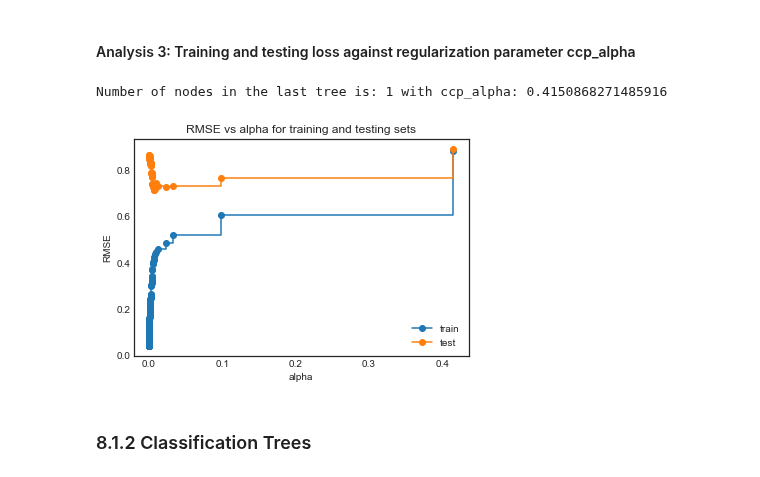
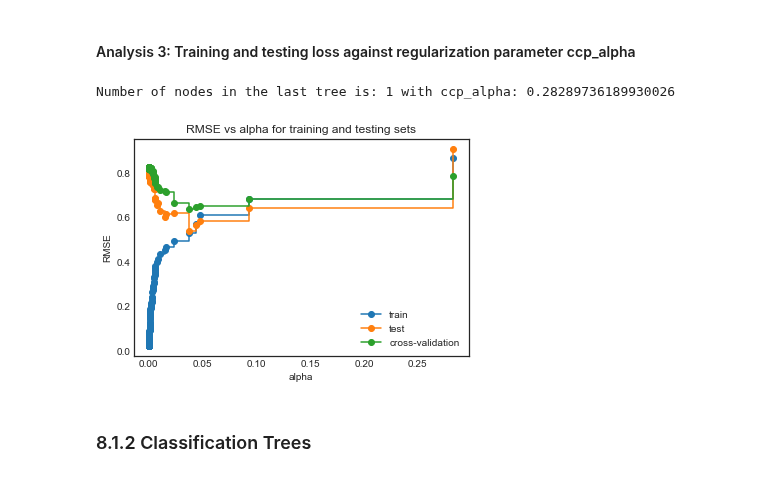
Before and after one commit to yao-lab/yao-lab.github.io, a Jupyter notebook: aifin/2021/notebook/MAFS6010_tree.ipynb, the cells around one changed output. Cells and saved outputs as stored; diff of their text form; code cells hidden in the pictures.

Commit message:
tree.ipynb

```diff
--- a/aifin/2021/notebook/MAFS6010_tree.ipynb
+++ b/aifin/2021/notebook/MAFS6010_tree.ipynb
@@ -267,7 +267,7 @@ fig.tight_layout()
 #### Analysis 3: Training and testing loss against regularization parameter ccp_alpha
 # %%
 # we need to split training/testing set first
-X_train, X_test, y_train, y_test = train_test_split(X, y, test_size=0.33, random_state=42)
+X_train, X_test, y_train, y_test = train_test_split(X, y, test_size=0.5, random_state=0, shuffle=True)
 # %%
 # We recompute the pruning path since we are using new dataset (X_train, y_train) for training
 regr = DecisionTreeRegressor(random_state=0)
@@ -283,7 +283,7 @@ for ccp_alpha in ccp_alphas:
 print("Number of nodes in the last tree is: {} with ccp_alpha: {}".format(
       regrs[-1].tree_.node_count, ccp_alphas[-1]))
 # %% [output]
-Number of nodes in the last tree is: 1 with ccp_alpha: 0.4150868271485916
+Number of nodes in the last tree is: 1 with ccp_alpha: 0.28289736189930026
 # %%
 def rmse(y_pred, y):
     # root mean square error
@@ -291,20 +291,23 @@ def rmse(y_pred, y):
 # %%
 # As alpha increases, more of the tree is pruned, thus creating a decision tree that generalizes better.
 train_scores = [rmse(regr.predict(X_train), y_train) for regr in regrs]
+cv_scores = [-cross_val_score(regr, X_train, y_train, cv=5, scoring='neg_root_mean_squared_error').mean() for regr in regrs]
 test_scores = [rmse(regr.predict(X_test), y_test) for regr in regrs]
 
 fig, ax = plt.subplots()
 ax.set_xlabel("alpha")
 ax.set_ylabel("RMSE")
 ax.set_title("RMSE vs alpha for training and testing sets")
 ax.plot(ccp_alphas, train_scores, marker='o', label="train",
         drawstyle="steps-post")
 ax.plot(ccp_alphas, test_scores, marker='o', label="test",
         drawstyle="steps-post")
+ax.plot(ccp_alphas, cv_scores, marker='o', label="cross-validation",
+        drawstyle="steps-post")
 ax.legend()
 plt.show()
 # %% [output]
-[figure, old version]
+[figure, new version]
 # %% [markdown]
 ### 8.1.2 Classification Trees
 # %% [markdown]
```
Also changed, not shown: 1 other file.
